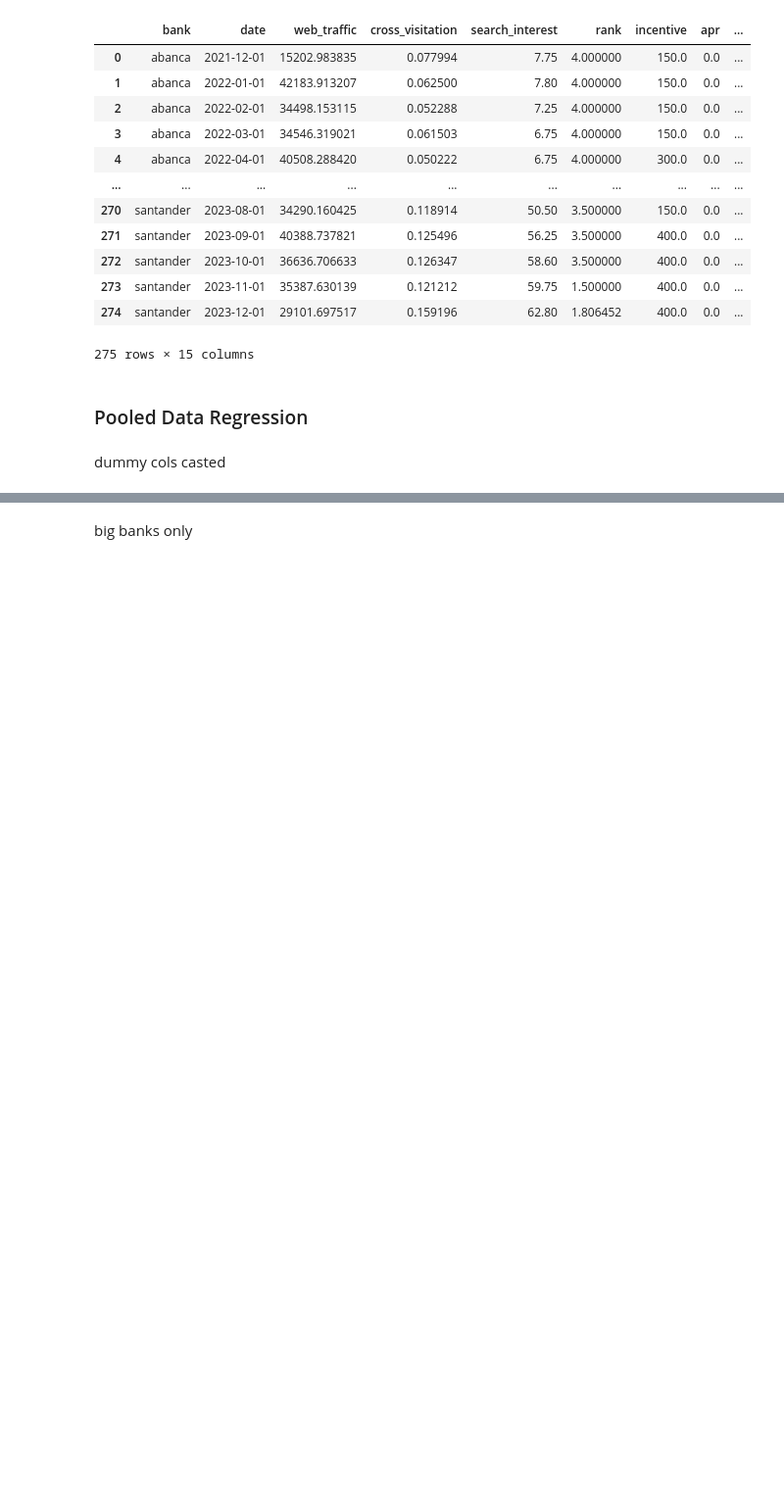
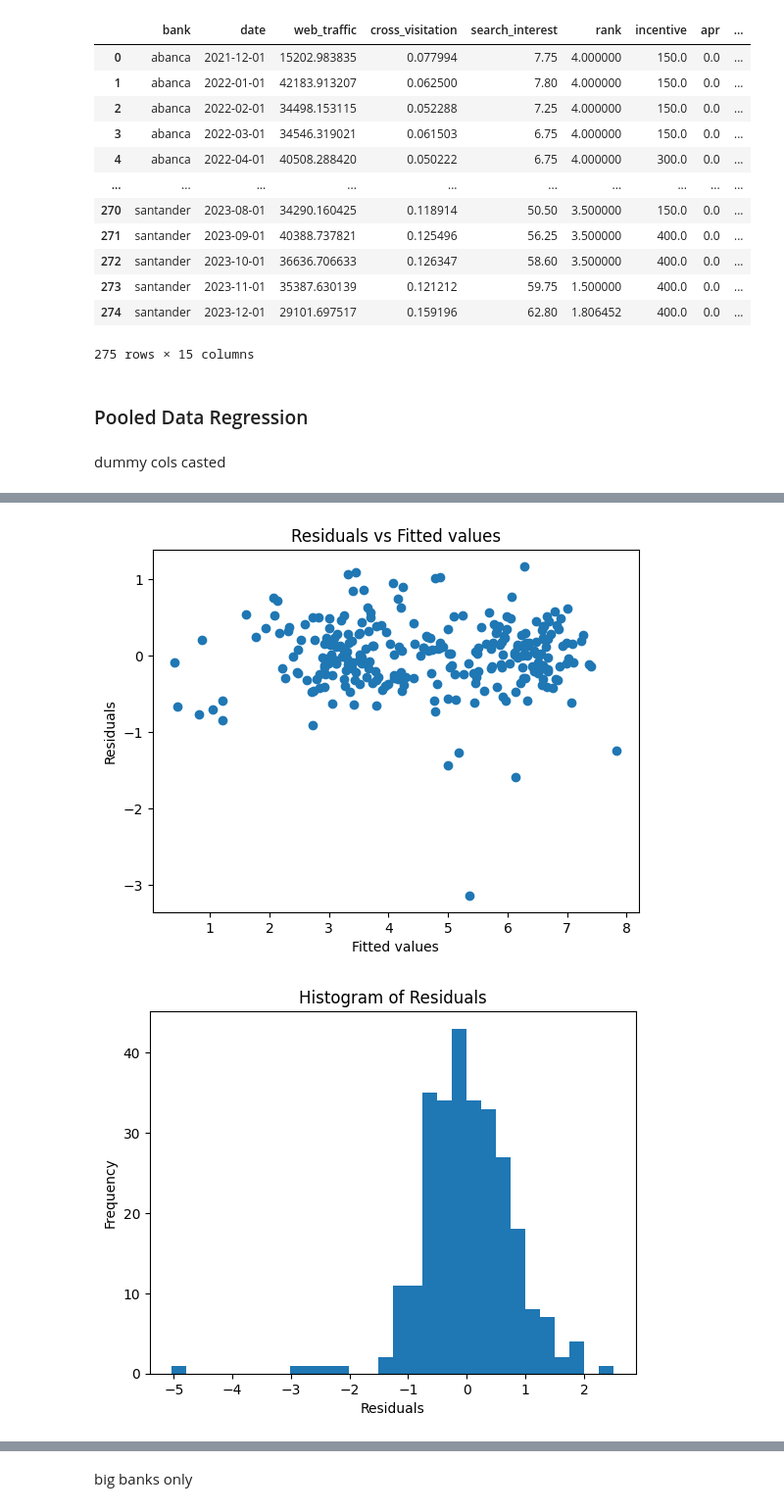
Before and after one commit to agbennett-bse/deloitte_digital_banking, a Jupyter notebook: deloitte_digital_banking/pooled_regression_analysis_interaction.ipynb, the cells around one changed output, grey strips where cells are left out. Shown at 98% size. Saved outputs shown, nothing was run; the diff lists cells and outputs as text; code cells hidden in the pictures; blank space fills up the shorter version.

```diff
--- a/deloitte_digital_banking/pooled_regression_analysis_interaction.ipynb
+++ b/deloitte_digital_banking/pooled_regression_analysis_interaction.ipynb
@@ -196,0 +345,16 @@ Notes:
+# %%
+y_positive = y + 1 - y.min()  # Adjusting y to be strictly positive
+box_cox_lambda = stats.boxcox_normmax(y_positive, method='mle')
+# %%
+
+# Apply the Box-Cox transformation using the optimal lambda
+y_box_cox = stats.boxcox(y_positive, lmbda=box_cox_lambda)
+
+# Update the DataFrame with the transformed variable
+pooled_data['log_web_traffic_transformed'] = y_box_cox
+
+# Fit the model using the transformed dependent variable
+box_cox_model = sm.OLS(y_box_cox, X).fit()
+
+# Check the summary of the model
+print(box_cox_model.summary())
@@ -196,0 +400,22 @@ Notes:
+# %%
+# Plot residuals to check if assumptions are better met
+plt.scatter(box_cox_model.fittedvalues, model.resid)
+plt.xlabel('Fitted values')
+plt.ylabel('Residuals')
+plt.title('Residuals vs Fitted values')
+plt.show()
+
+# Histogram of residuals
+plt.hist(box_cox_model.resid, bins=30)
+plt.xlabel('Residuals')
+plt.ylabel('Frequency')
+plt.title('Histogram of Residuals')
+plt.show()
+
+# QQ plot of residuals
+sm.qqplot(box_cox_model.resid, line='45')
+plt.title('QQ Plot of Residuals')
+plt.show()
+# %% [output]
+[figure, added]
+[figure, added]
```
Also changed, not shown: parts of 45 cells of this notebook, 5 other files.
